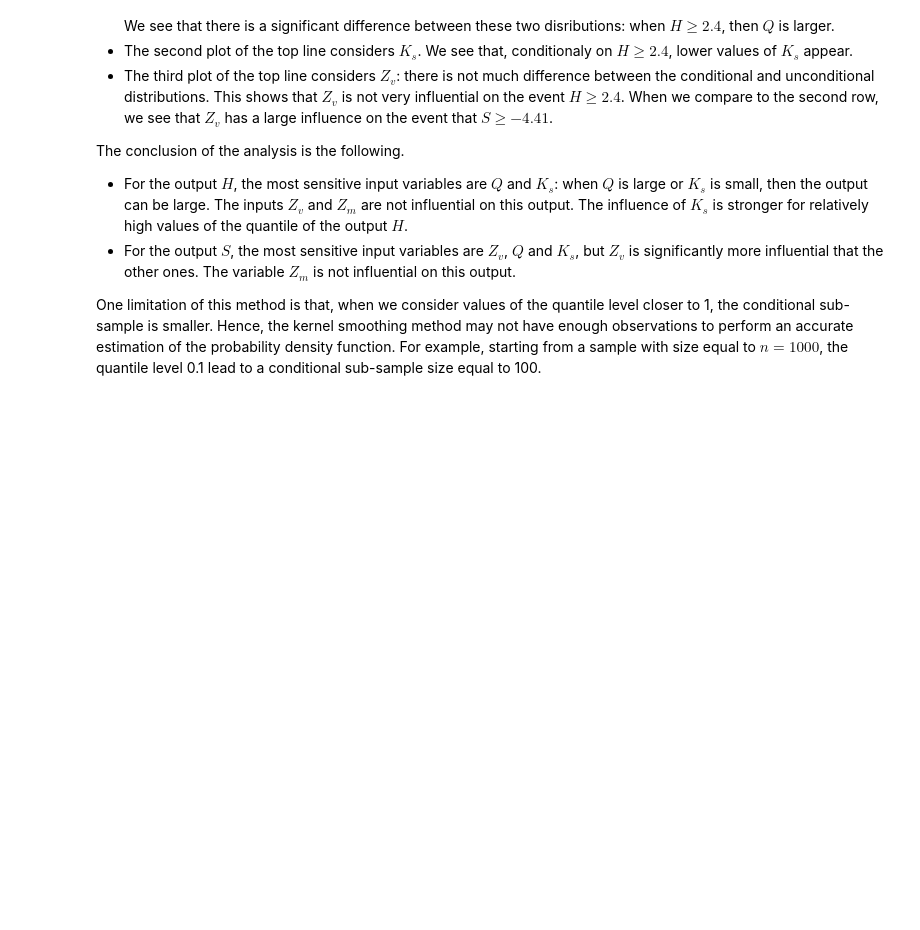
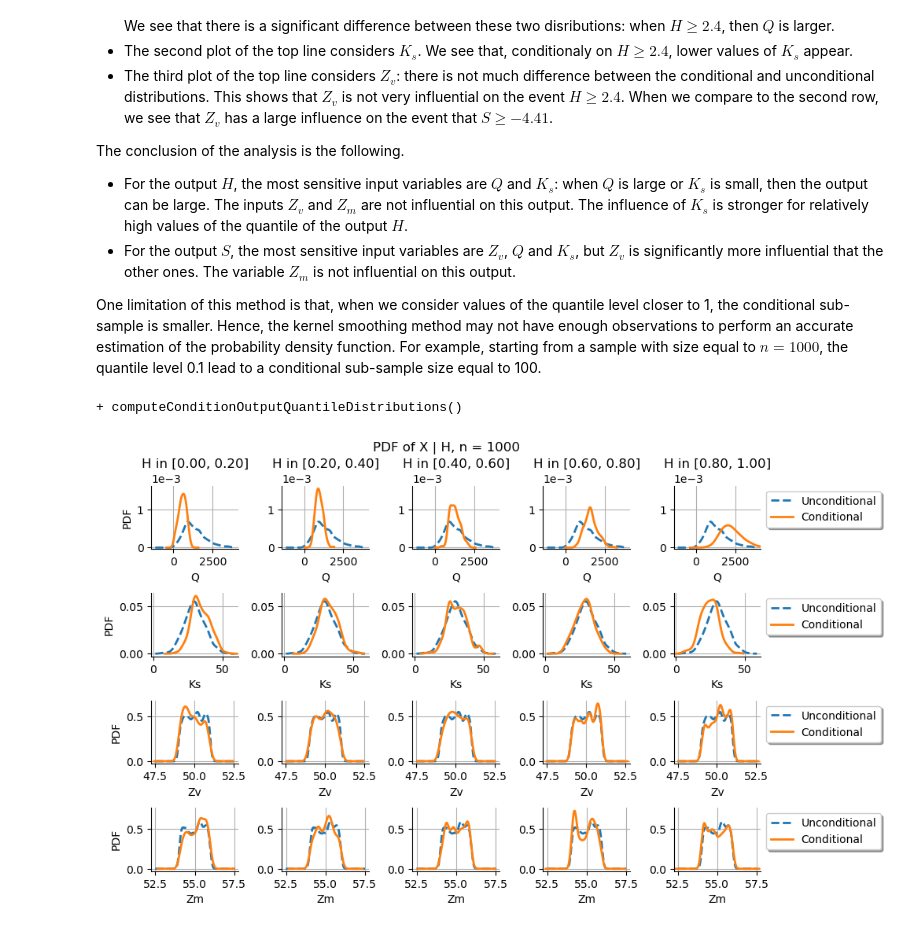
Before and after one commit to tupui/otsensitivity, a Jupyter notebook: examples/demo_plot_condition_output.ipynb, the cells around one changed output. Saved outputs shown, nothing was run; the diff lists cells and outputs as text; code cells hidden in the pictures; blank space fills up the shorter version.

```diff
--- a/examples/demo_plot_condition_output.ipynb
+++ b/examples/demo_plot_condition_output.ipynb
@@ -308,9 +308,12 @@ One limitation of this method is that, when we consider values of the quantile l
 # %%
 outputIndex = 0
 grid = ots.plotConditionOutputAll(inputSample, outputSample, outputIndex)
 view = otv.View(
     grid,
-    figure_kw={"figsize": (10.0, 5.0)},
+    figure_kw={"figsize": (10.0, 7.0)},
     legend_kw={"bbox_to_anchor": (1.0, 1.0), "loc": "upper left"},
 )
-plt.subplots_adjust(wspace=0.5, hspace=0.5, top=0.9, bottom=0.2)
+plt.subplots_adjust(wspace=0.5, hspace=0.7, top=0.9, bottom=0.2)
+# %% [output]
++ computeConditionOutputQuantileDistributions()
+[figure, added]
```
Also changed, not shown: parts of 1 cell of this notebook, 4 other files.
